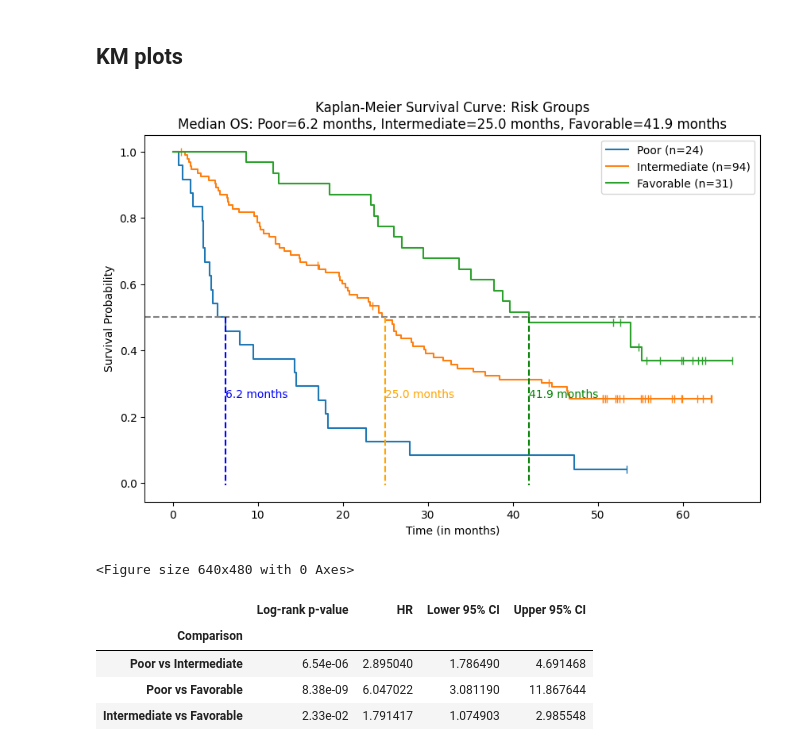
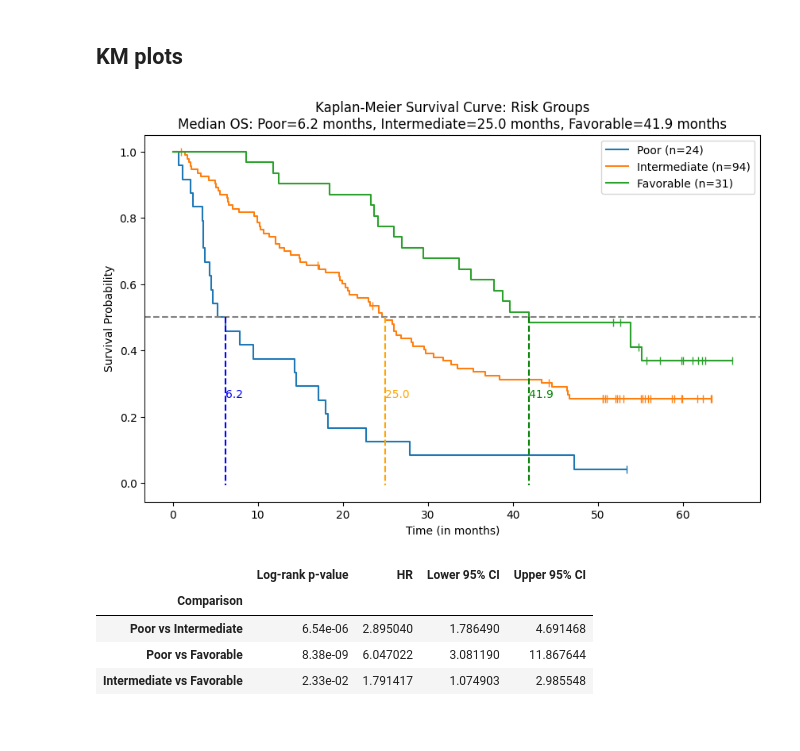
Before and after one commit to ReviveMed/mzEmbed, a Jupyter notebook: example_notebooks/finetune_unsupervised_syn_retrain_last_layer.ipynb, the cells around one changed output. Cells and saved outputs as stored; diff of their text form; code cells hidden in the pictures.

```diff
--- a/example_notebooks/finetune_unsupervised_syn_retrain_last_layer.ipynb
+++ b/example_notebooks/finetune_unsupervised_syn_retrain_last_layer.ipynb
@@ -59,7 +59,7 @@ def fit_cox_pairwise(df, group1, group2):
 
     return cph.summary[['exp(coef)', 'exp(coef) lower 95%', 'exp(coef) upper 95%']]
 # %%
-def km_plot_cox_3_risk_groups(all_risks, all_durations, all_events, png_file, n_poor, n_favorable):
+def km_plot_cox_3_risk_groups(all_risks, all_durations, all_events, n_poor, n_favorable):
     # Convert to numpy arrays if they aren't already
     all_risks = np.array(all_risks)
     all_durations = np.array(all_durations)
@@ -101,9 +101,9 @@ def km_plot_cox_3_risk_groups(all_risks, all_durations, all_events, png_file, n_
     plt.figure(figsize=(10, 6))
     ax = plt.gca()
 
-    kmf_poor.plot_survival_function(ax=ax, ci_show=False, show_censors=True, censor_styles={'ms': 7, 'marker': '|'})
-    kmf_intermediate.plot_survival_function(ax=ax, ci_show=False, show_censors=True, censor_styles={'ms': 7, 'marker': '|'})
-    kmf_favorable.plot_survival_function(ax=ax, ci_show=False, show_censors=True, censor_styles={'ms': 7, 'marker': '|'})
+    kmf_poor.plot_survival_function(ax=ax, ci_show=False, show_censors=True, censor_styles={'ms': 7, 'marker': '|'},linewidth=2)
+    kmf_intermediate.plot_survival_function(ax=ax, ci_show=False, show_censors=True, censor_styles={'ms': 7, 'marker': '|'}, linewidth=2)
+    kmf_favorable.plot_survival_function(ax=ax, ci_show=False, show_censors=True, censor_styles={'ms': 7, 'marker': '|'}, linewidth=2)
 
     # Add a horizontal line for OS probability of 0.5
     plt.axhline(y=0.5, color='gray', linestyle='--')
@@ -119,15 +119,15 @@ def km_plot_cox_3_risk_groups(all_risks, all_durations, all_events, png_file, n_
     # Vertical lines and annotations for each group's median OS
     if not np.isnan(median_os_poor):
         plt.plot([median_os_poor, median_os_poor], [0.5, y_min], color='blue', linestyle='--')
-        plt.text(median_os_poor, 0.25, f"{median_os_poor:.1f} months", color='blue', fontsize=10, verticalalignment='bottom')
+        plt.text(median_os_poor, 0.25, f"{median_os_poor:.1f} ", color='blue', fontsize=12, verticalalignment='bottom')
 
     if not np.isnan(median_os_intermediate):
         plt.plot([median_os_intermediate, median_os_intermediate], [0.5, y_min], color='orange', linestyle='--')
-        plt.text(median_os_intermediate, 0.25, f"{median_os_intermediate:.1f} months", color='orange', fontsize=10, verticalalignment='bottom')
+        plt.text(median_os_intermediate, 0.25, f"{median_os_intermediate:.1f} ", color='orange', fontsize=12, verticalalignment='bottom')
 
     if not np.isnan(median_os_favorable):
         plt.plot([median_os_favorable, median_os_favorable], [0.5, y_min], color='green', linestyle='--')
-        plt.text(median_os_favorable, 0.25, f"{median_os_favorable:.1f} months", color='green', fontsize=10, verticalalignment='bottom')
+        plt.text(median_os_favorable, 0.25, f"{median_os_favorable:.1f} ", color='green', fontsize=12, verticalalignment='bottom')
 
     # Add median OS to the plot title
     plt.title(f"Kaplan-Meier Survival Curve: Risk Groups\n"
@@ -167,8 +167,8 @@ def km_plot_cox_3_risk_groups(all_risks, all_durations, all_events, png_file, n_
         'Upper 95% CI': [hr_poor_vs_intermediate.iloc[0]['exp(coef) upper 95%'], hr_poor_vs_favorable.iloc[0]['exp(coef) upper 95%'], hr_intermediate_favorable.iloc[0]['exp(coef) upper 95%']]
     }).set_index('Comparison')
 
-    print ("saving plot to ", png_file)
-    plt.savefig (png_file)
+    # print ("saving plot to ", png_file)
+    # plt.savefig (png_file)
 
     # Show the plot
     plt.show()
@@ -418,13 +418,14 @@ Fine-tuning completed.
 ## KM plots
 # %%
 # making 3 groups based on predicted OS and perfroing KM plot and cox model
-results_os_both, plt = km_plot_cox_3_risk_groups(all_risks_both, all_durations_both, all_events_both, n_poor=24, n_favorable=31)
+results_os_both = km_plot_cox_3_risk_groups(all_risks_both, all_durations_both, all_events_both, n_poor=24, n_favorable=31)
+
 results_os_both['Log-rank p-value'] = results_os_both['Log-rank p-value'].apply(lambda x: '{:.2e}'.format(x))
-plt.savefig(f'{model_path}/KM_plot_3_groups_OS_boht_vae.png')
-results_os_both.to_csv(f'{model_path}/cox_results_3_groups_OS_both_vae.csv')
+
+#plt.savefig(f'{model_path}/KM_plot_3_groups_OS_boht_vae.png')
+#results_os_both.to_csv(f'{model_path}/cox_results_3_groups_OS_both_vae.csv')
 # %% [output]
-[figure, old version]
+[figure, new version]
-<Figure size 640x480 with 0 Axes>
 # %%
 results_os_both
 # %% [output]
```
Also changed, not shown: parts of 11 cells of this notebook, 1 other file.
